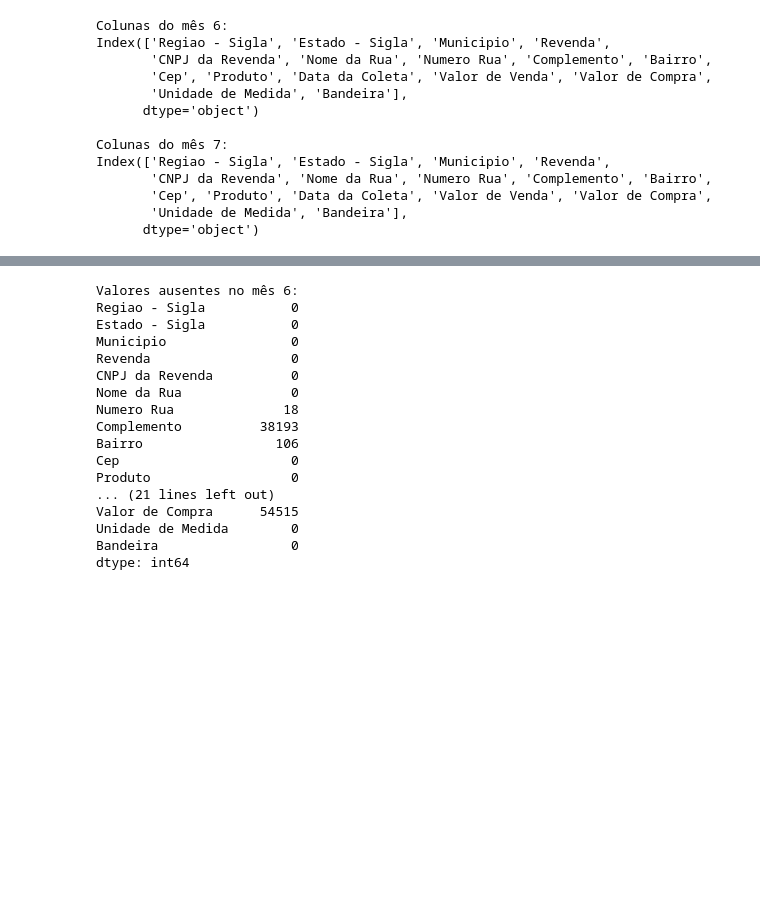
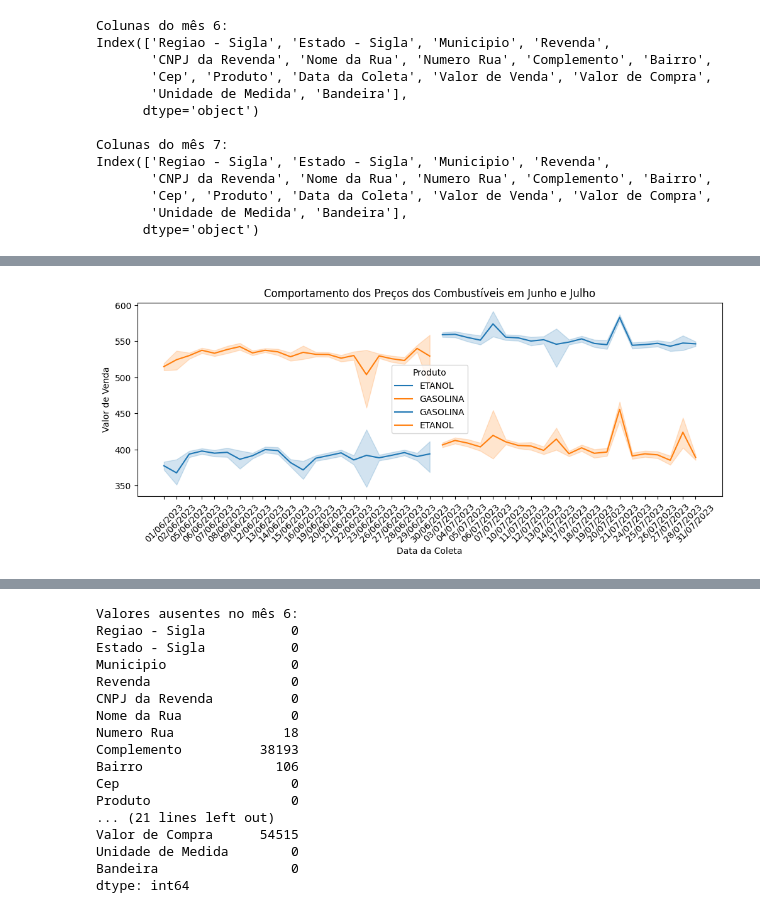
Before and after one commit to Project-4-Trends-and-Insights-Database/Projeto_Dados_para_abastecer_o_carro, a Jupyter notebook: Projeto_Dados_para_abastecer_o_carro.ipynb, the cells around one changed output, grey strips where cells are left out. Cells and saved outputs as stored; diff of their text form; code cells hidden in the pictures; blank space fills up the shorter version.

```diff
--- a/Projeto_Dados_para_abastecer_o_carro.ipynb
+++ b/Projeto_Dados_para_abastecer_o_carro.ipynb
@@ -13,6 +13,20 @@ url_mes7 = 'https://raw.githubusercontent.com/Project-4-Trends-and-Insights-Data
 # Carregando os dados em DataFrames
 dados_mes6 = pd.read_csv(url_mes6, sep=';')
 dados_mes7 = pd.read_csv(url_mes7, sep=';')
+# %%
+def clean_numeric_value(value):
+    if isinstance(value, str):
+        # Remover vírgulas
+        value = value.replace(',', '')
+        # Substituir vírgulas por pontos nos valores decimais
+        value = value.replace('.', '', value.count('.') - 1)
+    try:
+        return float(value)
+    except:
+        return np.nan
+# %%
+dados_mes6['Valor de Venda'] = dados_mes6['Valor de Venda'].apply(clean_numeric_value)
+dados_mes7['Valor de Venda'] = dados_mes7['Valor de Venda'].apply(clean_numeric_value)
 # %%
 print("Colunas do mês 6:")
 print(dados_mes6.columns)
@@ -35,0 +63,19 @@ Index(['Regiao - Sigla', 'Estado - Sigla', 'Municipio', 'Revenda',
+# %%
+import matplotlib.pyplot as plt
+import seaborn as sns
+
+# Filtrar os dados para incluir apenas gasolina e etanol
+dados_mes6_filtrados = dados_mes6[dados_mes6['Produto'].isin(['GASOLINA', 'ETANOL'])]
+dados_mes7_filtrados = dados_mes7[dados_mes7['Produto'].isin(['GASOLINA', 'ETANOL'])]
+
+plt.figure(figsize=(12, 4))
+sns.lineplot(data=dados_mes6_filtrados, x='Data da Coleta', y='Valor de Venda', hue='Produto')
+sns.lineplot(data=dados_mes7_filtrados, x='Data da Coleta', y='Valor de Venda', hue='Produto')
+plt.title('Comportamento dos Preços dos Combustíveis em Junho e Julho')
+plt.xlabel('Data da Coleta')
+plt.ylabel('Valor de Venda')
+plt.legend(title='Produto')
+plt.xticks(rotation=45)
+plt.show()
+# %% [output]
+[figure, added]
```
Also changed, not shown: parts of 12 cells of this notebook.
